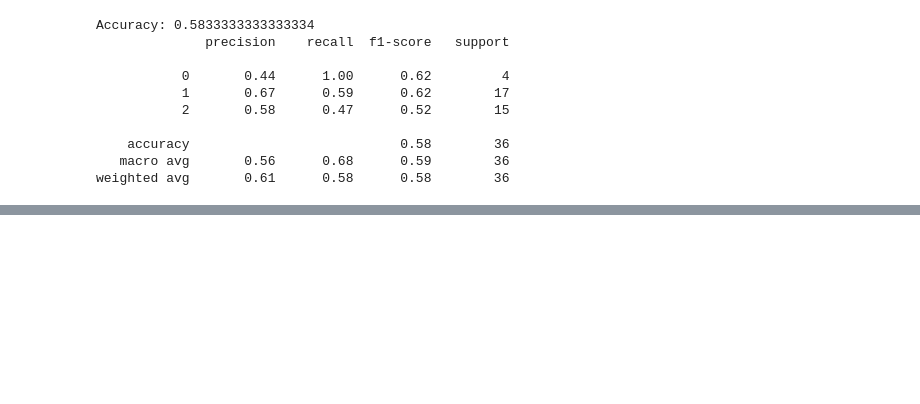
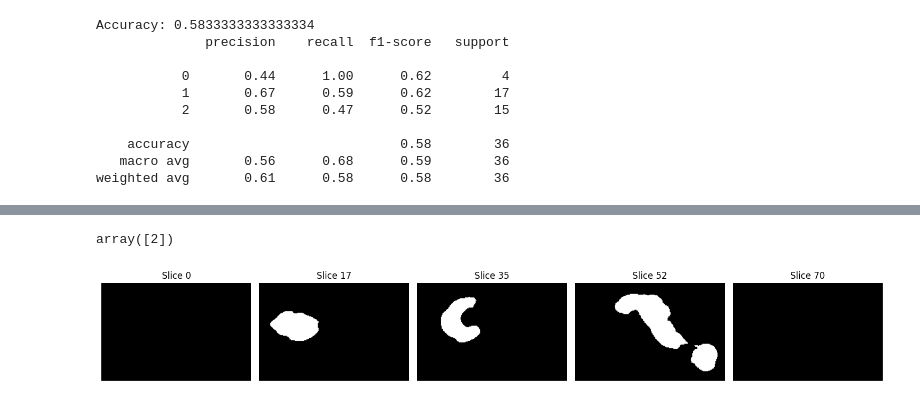
Before and after one commit to Xpiee/nnU-net, a Jupyter notebook: exp_01_val.ipynb, the cells around one changed output, grey strips where cells are left out. Drawn from its saved outputs; the diff is of its cells as text; code cells hidden in the pictures; blank space fills up the shorter version.

```diff
--- a/exp_01_val.ipynb
+++ b/exp_01_val.ipynb
@@ -407,0 +122,52 @@ if __name__ == '__main__':
+# %%
+# plot .nii.gz files.
+
+# Load the .nii.gz files
+import nibabel as nib
+import matplotlib.pyplot as plt
+
+def plot_nii_gz_files(valSrcPath, df):
+    for idx, row in df.iterrows():
+        # Load the .nii.gz file
+        nii_file = row['Name']
+        nii_path = os.path.join(valSrcPath, nii_file)
+        nii_img = nib.load(nii_path)
+        nii_data = nii_img.get_fdata()
+
+        # Plot the .nii.gz file
+        plt.figure(figsize=(10, 10))
+        plt.imshow(nii_data[:, :, 50], cmap='gray')
+        plt.title(f"{nii_file} - {row['SubType']}")
+        plt.show()
+# %% [output]
+array([2])
+# %%
+import SimpleITK as sitk
+import matplotlib.pyplot as plt
+import numpy as np
+
+# Ensure plots are rendered inline in the notebook
+%matplotlib inline
+
+# Load the NIfTI file
+file_path = "/home/bhatti_uhn/nnUNet_raw/Dataset876_UHNMedImg3D/imagesTs_3d_fullres/quiz_037.nii.gz"
+image = sitk.ReadImage(file_path)
+image_array = sitk.GetArrayFromImage(image)
+
+# Plot a few slices from the 3D image
+num_slices = image_array.shape[0]
+
+# Select slices to plot (for example, 5 evenly spaced slices)
+slice_indices = np.linspace(0, num_slices - 1, 5, dtype=int)
+
+plt.figure(figsize=(15, 10))
+for i, idx in enumerate(slice_indices):
+    plt.subplot(1, 5, i + 1)
+    plt.imshow(image_array[idx, :, :], cmap="gray")
+    plt.title(f"Slice {idx}")
+    plt.axis("off")
+
+plt.tight_layout()
+plt.show()
+# %% [output]
+[figure, added]
```
Also changed, not shown: parts of 16 cells of this notebook.
